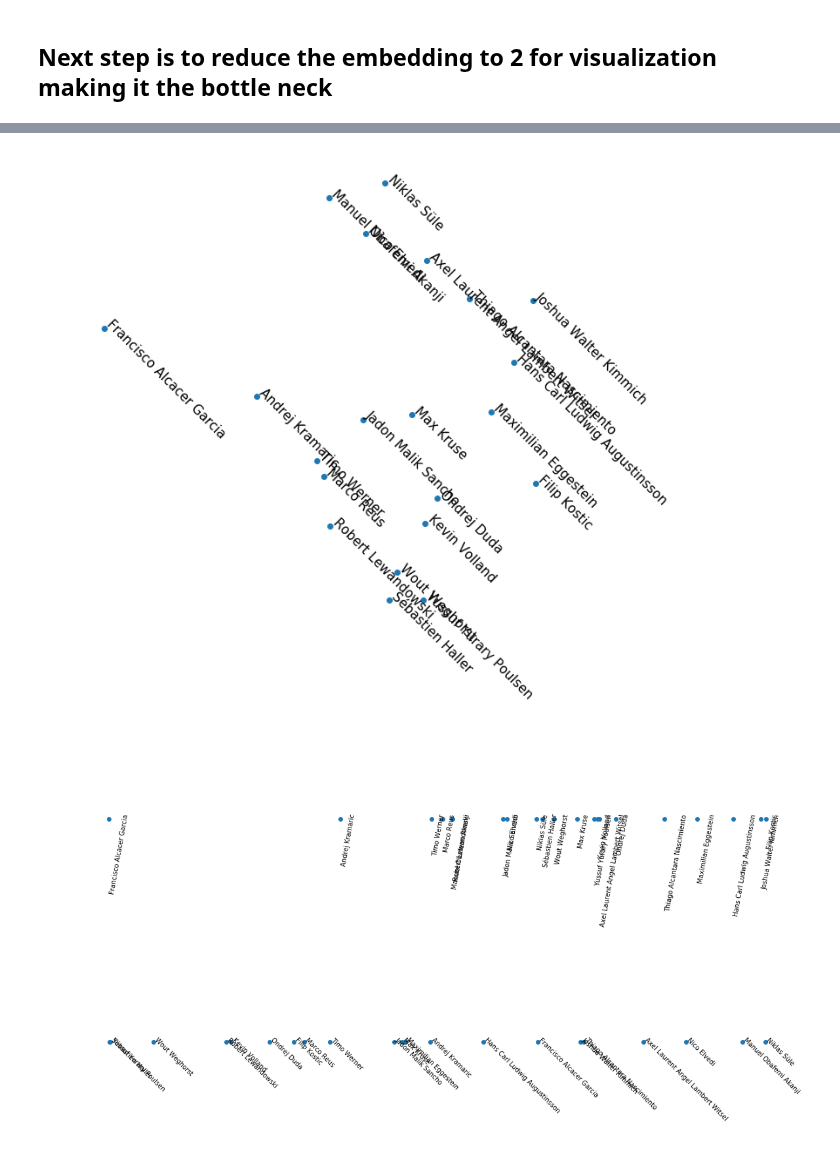
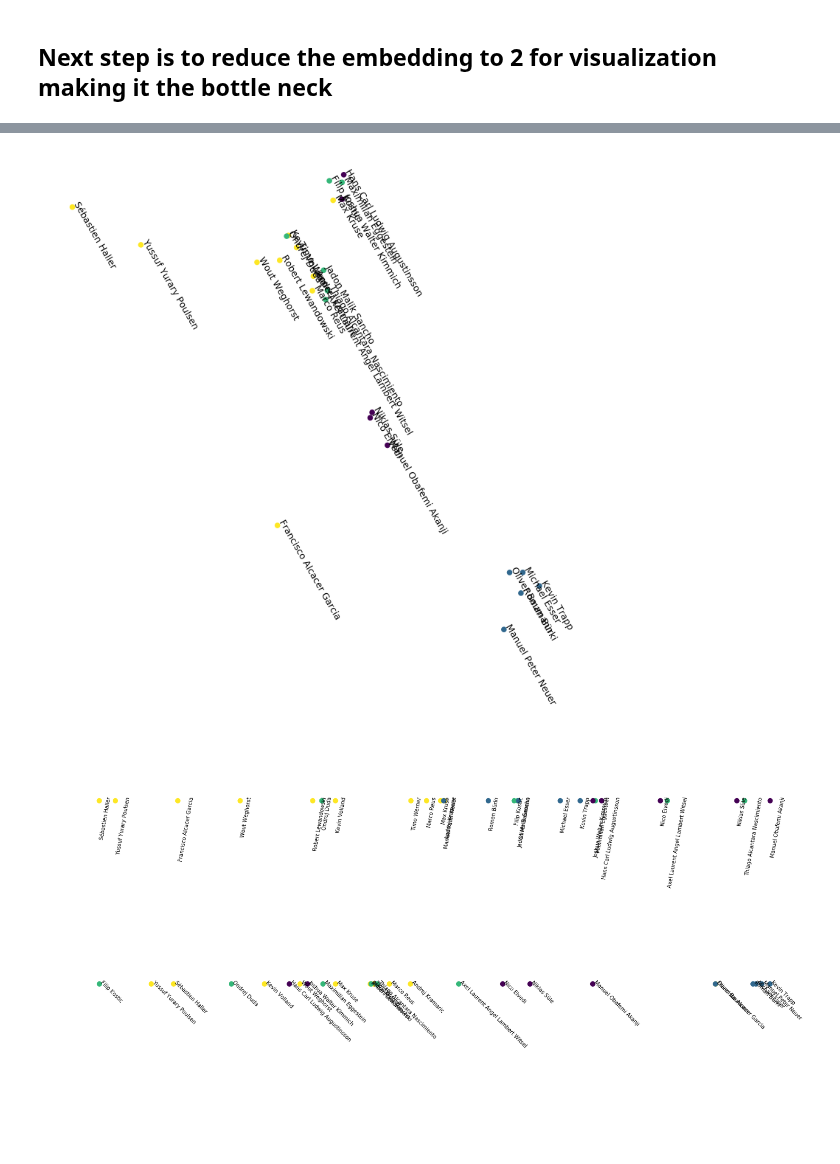
Before and after one commit to subodhchhabra/ai, a Jupyter notebook: docs/img/football/embedding.ipynb, the cells around one changed output, grey strips where cells are left out. Drawn from its saved outputs; the diff is of its cells as text; code cells hidden in the pictures; blank space fills up the shorter version.

```diff
--- a/docs/img/football/embedding.ipynb
+++ b/docs/img/football/embedding.ipynb
@@ -88,7 +114,7 @@ pca = PCA(n_components=10)
 Y_std_pca = pca.fit_transform(Y_std)
 # %%
 Y = Y_std_pca
-Y = Y.reshape(21, 1, 10)
+Y = Y.reshape(len(Y_std_pca), 1, n_components)
 # %%
 import numpy as np
 
@@ -200,7 +229,7 @@ model.add(Embedding(name='embedding',
                     output_dim=embedding_dim,
                     input_length=1))
 
-model.add(Dense(units=500, name='hidden1', activation='tanh'))
+model.add(Dense(units=5, name='hidden1', activation='tanh'))
 # model.add(Dense(units=500, name='hidden2', activation='tanh'))
 
 # model.add(BatchNormalization())
@@ -227,7 +256,7 @@ _________________________________________________________________
 # %%
 %%time
 
-EPOCHS=1000
+EPOCHS=500
 BATCH_SIZE=1
 
 history = model.fit(x, Y, epochs=EPOCHS, batch_size=BATCH_SIZE, verbose=0)
@@ -291,46 +320,52 @@ array([[ 0.01543793, -0.15662982],
+# %%
+from sklearn.preprocessing import LabelEncoder
+
+le = LabelEncoder()
+
+colors = le.fit_transform(df['Position'])
 # %%
 # for printing only
-plt.figure(figsize=(10,10))
+plt.figure(figsize=(25,25))
 # plt.figure(dpi=600)
 # plt.figure(dpi=300)
 
 plt.axis('off')
 
-plt.scatter(embeddings_2d[:, 0], embeddings_2d[:, 1])
+plt.scatter(embeddings_2d[:, 0], embeddings_2d[:, 1], c=colors, s=200)
 for name, x_pos, y_pos in zip(names, embeddings_2d[:, 0], embeddings_2d[:, 1]):
 #   print(name, (x_pos, y_pos))
-  plt.annotate(name, (x_pos, y_pos),  rotation=-45, size=15)
+  plt.annotate(name, (x_pos, y_pos),  rotation=-60, size=25)
 # %% [output]
-[figure, old version]
+[figure, new version]
 # %%
 import numpy as np
 
 embeddings_1d = embeddings_2d[:, 0]
 
 # for printing only
-plt.figure(figsize=(20,5))
+plt.figure(figsize=(25,5))
 # plt.figure(dpi=300)
 
 plt.axis('off')
 
-plt.scatter(embeddings_1d, np.zeros(len(embeddings_1d)))
+plt.scatter(embeddings_1d, np.zeros(len(embeddings_1d)), c=colors, s=80)
 for name, x_pos in zip(names, embeddings_1d):
   plt.annotate(name, (x_pos, 0), rotation=80)
 # %% [output]
-[figure, old version]
+[figure, new version]
 # %%
 import numpy as np
 
 embeddings_1d = embeddings_2d[:, 1]
 
 # for printing only
-plt.figure(figsize=(20,5))
+plt.figure(figsize=(25,5))
 # plt.figure(dpi=300)
 
 plt.axis('off')
 
-plt.scatter(embeddings_1d, np.zeros(len(embeddings_1d)))
+plt.scatter(embeddings_1d, np.zeros(len(embeddings_1d)), c=colors, s=80)
 for name, x_pos in zip(names, embeddings_1d):
   plt.annotate(name, (x_pos, 0), rotation=-45)
 # %% [output]
-[figure, old version]
+[figure, new version]
```
Also changed, not shown: parts of 38 cells of this notebook.
